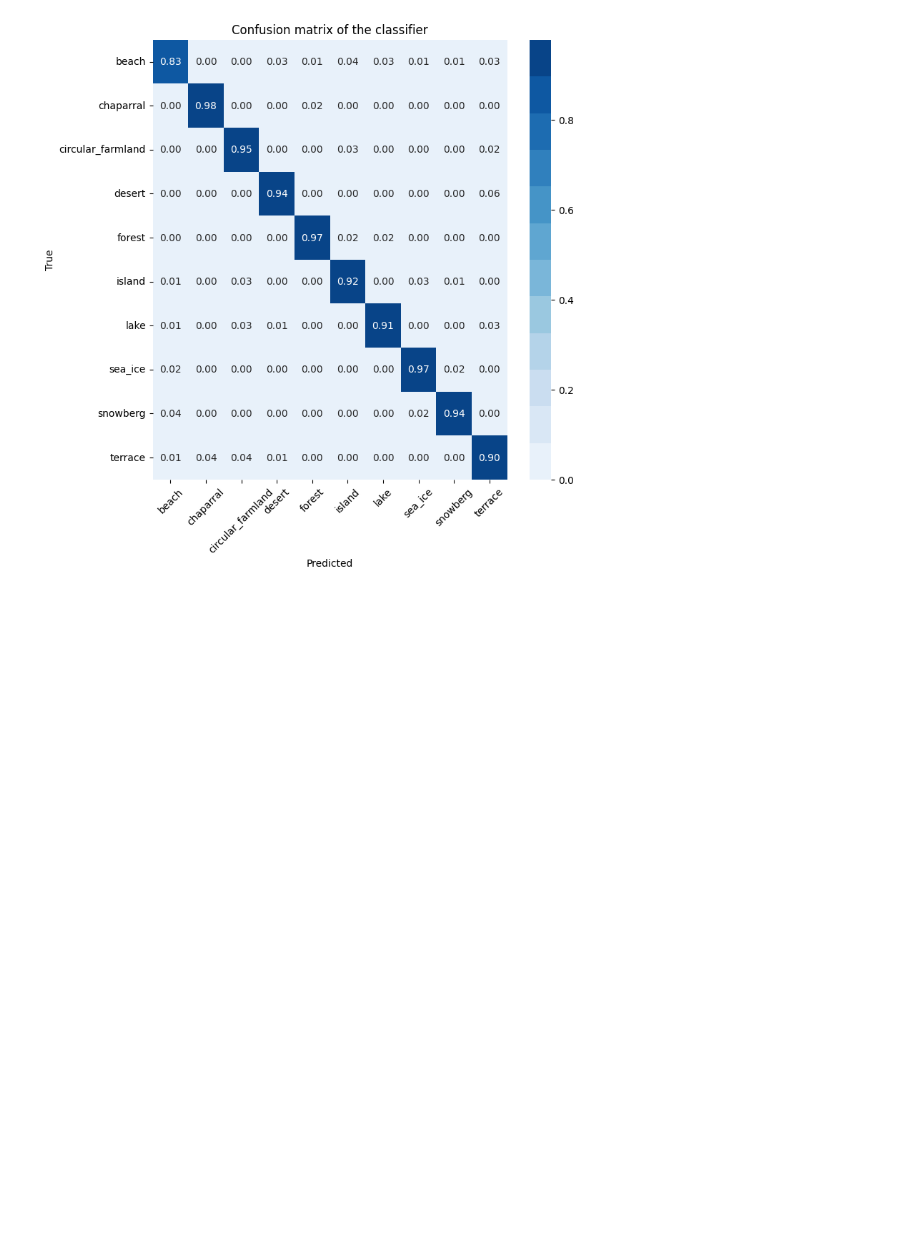
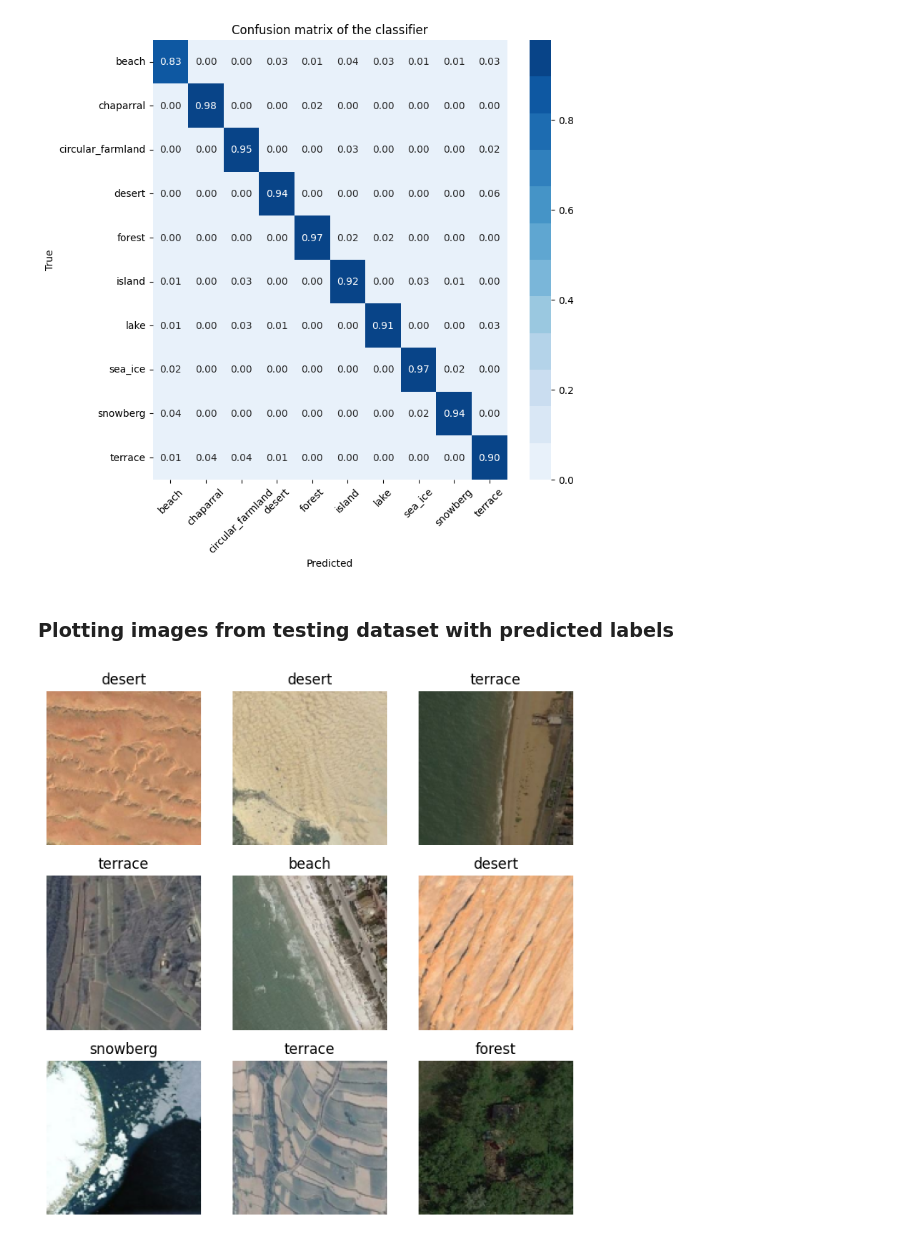
Before and after one commit to kazkor/CNN-image-classifier, a Jupyter notebook: model.ipynb, the cells around one changed output. Cells and saved outputs as stored; diff of their text form; code cells hidden in the pictures; blank space fills up the shorter version.

Commit message:
plotting samples of the model performance

```diff
--- a/model.ipynb
+++ b/model.ipynb
@@ -329,3 +329,22 @@ plt.ylabel('True')
 plt.show()
 # %% [output]
 [figure]
+# %% [markdown]
+### Plotting images from testing dataset with predicted labels
+# %%
+X_test = batches[0][0]
+y_test = batches[0][1]
+# %%
+fig = plt.figure(figsize=(8, 8))
+columns = 3
+rows = 3
+for i in range(1, columns*rows +1):
+    img = normalization_layer(X_test[i])
+    fig.add_subplot(rows, columns, i)
+    plt.title(class_names[y_pred[i]])
+    plt.axis("off")
+    plt.imshow(img)
+plt.savefig('prediction.png')
+plt.show()
+# %% [output]
+[figure, added]
```
